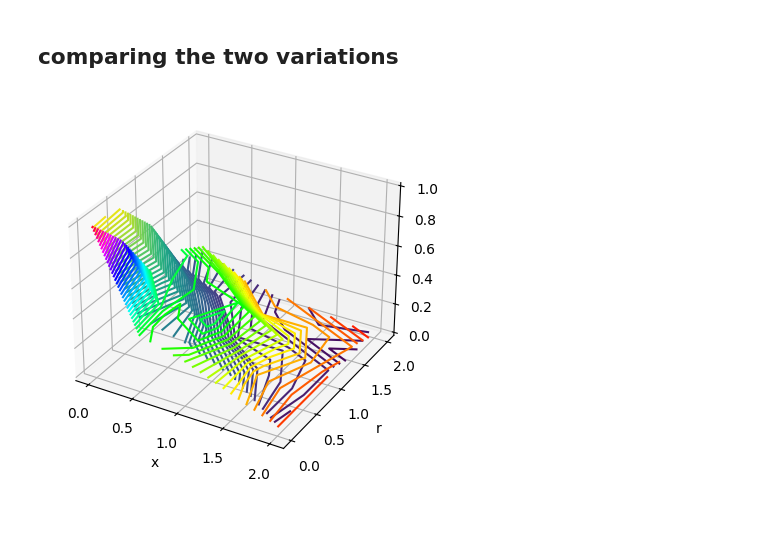
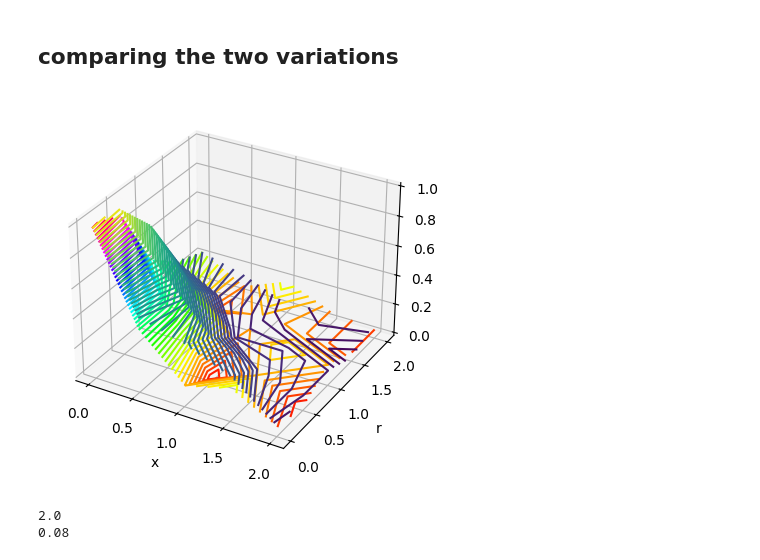
Before and after one commit to jgreen83/sustainability-simulations, a Jupyter notebook: new_beta.ipynb, the cells around one changed output. Drawn from its saved outputs; the diff is of its cells as text; code cells hidden in the pictures; blank space fills up the shorter version.

```diff
--- a/new_beta.ipynb
+++ b/new_beta.ipynb
@@ -213,7 +213,7 @@ print(errorSum/(len(trialR)*len(trialX)))
 num_trials = 25
 BIGR = 2
 trialX = np.linspace(0,2,5)
-trialR = np.linspace(0,2,5) # making the dimensions for my own orientation purposes
+trialR = np.linspace(0.01,2,5) # making the dimensions for my own orientation purposes
 
 X, R = np.meshgrid(trialX, trialR)
 PROBS = np.empty((5,5))
@@ -412,34 +412,44 @@ print(errorSum/(len(trialR)*len(trialX)))
 ## comparing the two variations
 # %%
 trialX1 = np.linspace(0,2,5)
-trialR1 = np.linspace(0,2,5)
+trialR1 = np.linspace(0.01,2,5)
 trialX2 = np.linspace(0,2,5)
 trialR2 = np.linspace(0.01,2,5)
 
 X1, R1 = np.meshgrid(trialX1, trialR1)
 X2, R2 = np.meshgrid(trialX2, trialR2)
 
-PROBS1 = [[1.  , 0.36, 0.28, 0.16, 0.04],
-       [0.76, 0.32, 0.4 , 0.12, 0.04],
-       [0.4 , 0.36, 0.36, 0.2 , 0.04],
-       [0.4 , 0.32, 0.12, 0.12, 0.08],
-       [0.28, 0.12, 0.08, 0.04, 0.  ]]
+PROBS1 = [[1.  , 0.4 , 0.12, 0.2 , 0.04],
+       [0.92, 0.4 , 0.  , 0.12, 0.  ],
+       [0.48, 0.32, 0.08, 0.16, 0.12],
+       [0.32, 0.04, 0.12, 0.08, 0.04],
+       [0.24, 0.08, 0.2 , 0.08, 0.04]]
 PROBS2 = [[1.  , 0.48, 0.4 , 0.28, 0.04],
        [0.96, 0.6 , 0.28, 0.16, 0.08],
        [0.72, 0.36, 0.12, 0.12, 0.08],
        [0.32, 0.16, 0.08, 0.04, 0.  ],
        [0.24, 0.16, 0.04, 0.08, 0.08]]
 
 errs = []
 
 fig = plt.figure()
 ax = plt.axes(projection='3d')
 ax.contour3D(X1, R1, PROBS1, 50, cmap=cm.hsv)
 ax.contour3D(X2,R2,PROBS2,50,cmap=cm.viridis)
 ax.set_xlabel('x')
 ax.set_ylabel('r')
 ax.set_zlabel('Pi')
 #ax.set_title('L(l,x) 2D case, a = 5, b = 20, r = 5')
 plt.show()
+
+
+errorSum = 0
+for i in range(len(trialR1)):
+    for j in range(len(trialX1)):
+        errorSum += abs(PROBS1[i][j] - PROBS2[i][j])
+print(errorSum)
+print(errorSum/(len(trialR)*len(trialX)))
 # %% [output]
-[figure, old version]
+[figure, new version]
+2.0
+0.08
```
Also changed, not shown: parts of 2 cells of this notebook, 2 other files.
